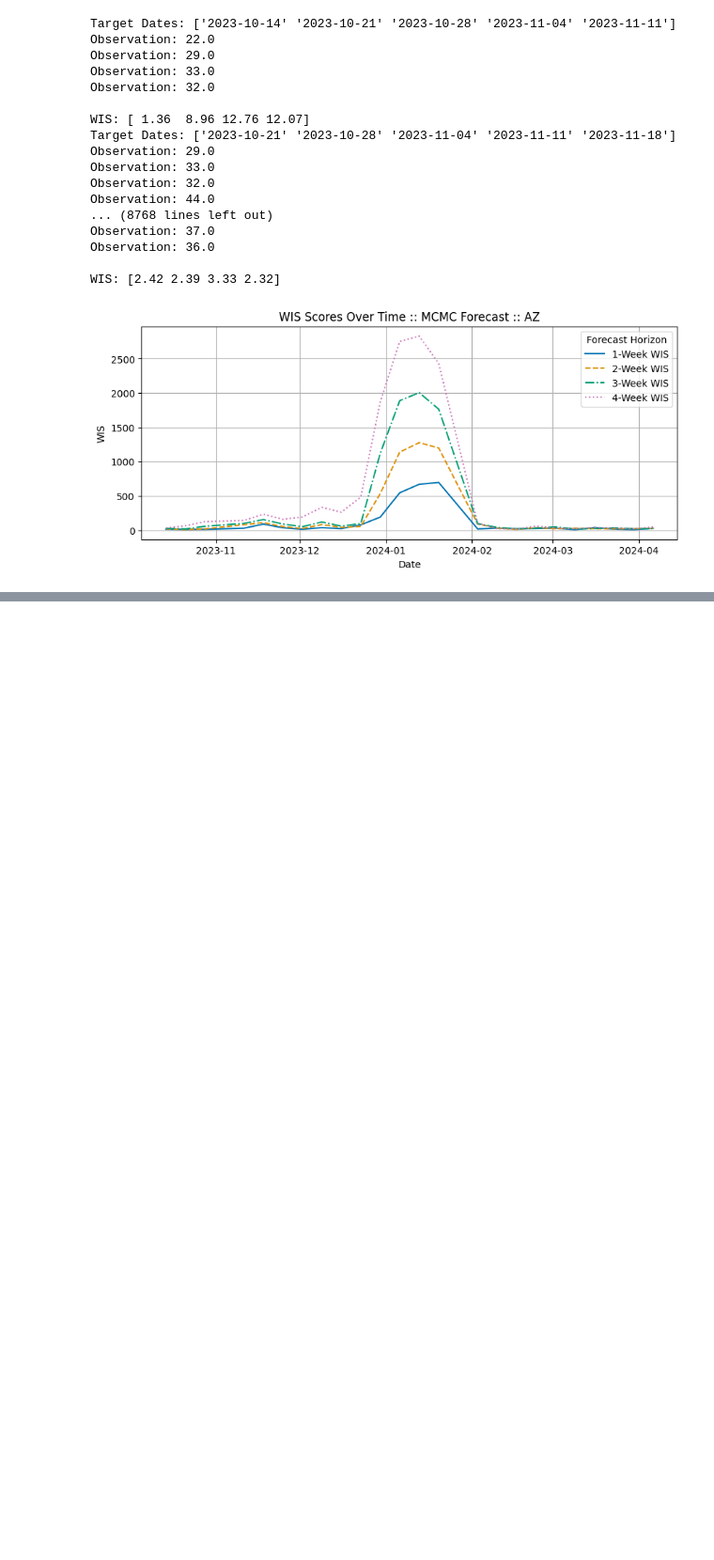
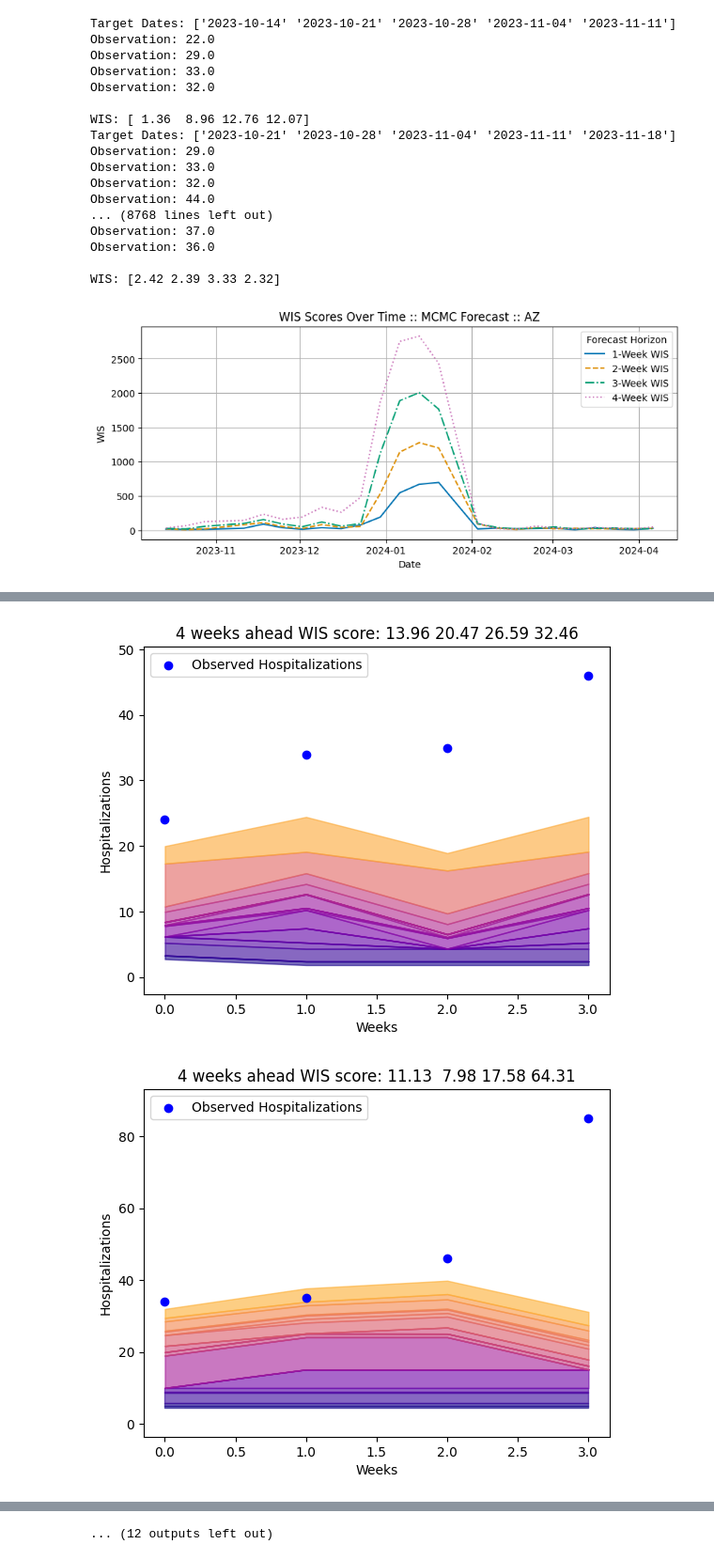
Before and after one commit to atiumcache/flu-forecast-accuracy, a Jupyter notebook: TESTING_forecast_accuracy_mcmc.ipynb, the cells around one changed output, grey strips where cells are left out. Shown at 94% size. Saved outputs shown, nothing was run; the diff lists cells and outputs as text; code cells hidden in the pictures; blank space fills up the shorter version.

Commit message:
performed sanity check plotting.

```diff
--- a/TESTING_forecast_accuracy_mcmc.ipynb
+++ b/TESTING_forecast_accuracy_mcmc.ipynb
@@ -154,7 +155,7 @@ def get_target_dates_list(forecast_df):
     return forecast_df['target_end_date'].unique()
 
 
-def get_state_actual_data(state_code):
+def get_state_hosp_data(state_code):
     state_abbrev = location_to_state[str(state_code).zfill(2)]
     return actual_data[actual_data['state'] == state_abbrev]
 
@@ -164,7 +165,7 @@ def one_state_one_week_WIS_scores(forecast_df, state_code):
     quantiles = np.zeros((23,4))
     wis = np.zeros(4)
 
-    state_actual_data = get_state_actual_data(state_code)
+    state_actual_data = get_state_hosp_data(state_code)
 
     target_dates = get_target_dates_list(forecast_df)
 
@@ -393,0 +573,5 @@ plot_average_of_all_states('./mcmc_accuracy_results/')
+# %%
+one_state_all_scores(4)
+# %% [output]
+[figure, added]
+[figure, added]
@@ -393,0 +588 @@ plot_average_of_all_states('./mcmc_accuracy_results/')
+... (12 outputs left out)
```
Also changed, not shown: parts of 6 cells of this notebook, 3 other files.
